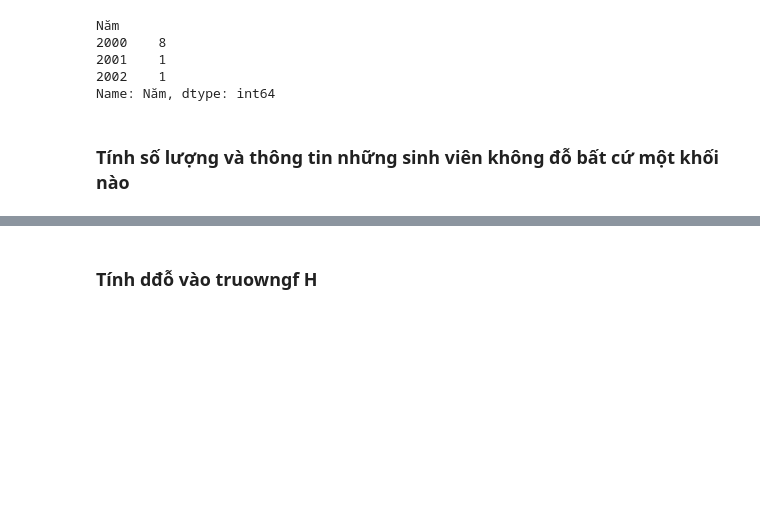
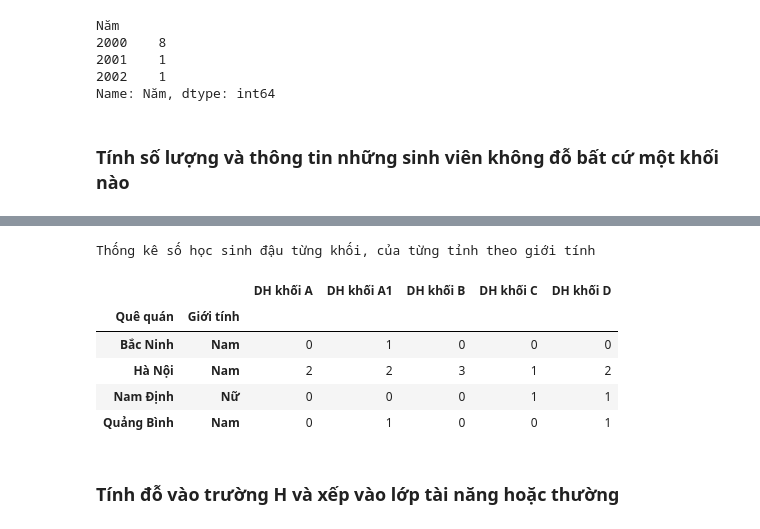
Before and after one commit to BIMSangDQ/BTVN, a Jupyter notebook: 221110_Thao tác dữ liệu.ipynb, the cells around one changed output, grey strips where cells are left out. Cells and saved outputs as stored; diff of their text form; code cells hidden in the pictures; blank space fills up the shorter version.

```diff
--- a/221110_Thao tác dữ liệu.ipynb
+++ b/221110_Thao tác dữ liệu.ipynb
@@ -379,5 +373,26 @@ students[(students['DH khối A1']=='Đỗ')].groupby(["Quê quán","DH khối A
+# %%
+print('Thống kê số học sinh đậu từng khối, của từng tỉnh theo giới tính')
+table = pd.pivot_table( students[((students['DH khối A'].str.contains('Đỗ')) | (students['DH khối A1'].str.contains('Đỗ'))
+                                |(students['DH khối B'].str.contains('Đỗ')) | (students['DH khối C'].str.contains('Đỗ'))
+                                |(students['DH khối D'].str.contains('Đỗ')))],
+                        values=["DH khối A","DH khối A1","DH khối B","DH khối C","DH khối D"],
+                        index = ['Quê quán','Giới tính'],
+                        aggfunc = {"DH khối A":lambda x: ((list)(x=="Đỗ")).count(True),
+                                   "DH khối A1":lambda x: ((list)(x=="Đỗ")).count(True),
+                                   "DH khối B":lambda x: ((list)(x=="Đỗ")).count(True),
+                                   "DH khối C":lambda x: ((list)(x=="Đỗ")).count(True),
+                                   "DH khối D":lambda x: ((list)(x=="Đỗ")).count(True)})
+table
+# %% [output]
+Thống kê số học sinh đậu từng khối, của từng tỉnh theo giới tính
+|  |  | DH khối A | DH khối A1 | DH khối B | DH khối C | DH khối D |
+| Quê quán | Giới tính |  |  |  |  |  |
+| Bắc Ninh | Nam | 0 | 1 | 0 | 0 | 0 |
+| Hà Nội | Nam | 2 | 2 | 3 | 1 | 2 |
+| Nam Định | Nữ | 0 | 0 | 0 | 1 | 1 |
+| Quảng Bình | Nam | 0 | 1 | 0 | 0 | 1 |
 # %% [markdown]
-### Tính dđỗ vào truowngf H
+### Tính đỗ vào trường H và xếp vào lớp tài năng hoặc thường
 # %%
 students['Đỗ H'] = np.where((students['Toán']+students['Lý']\
                                    +students['Hoá'])>18.5,'Đỗ','Trượt')
```
Also changed, not shown: parts of 15 cells of this notebook, 3 other files.
